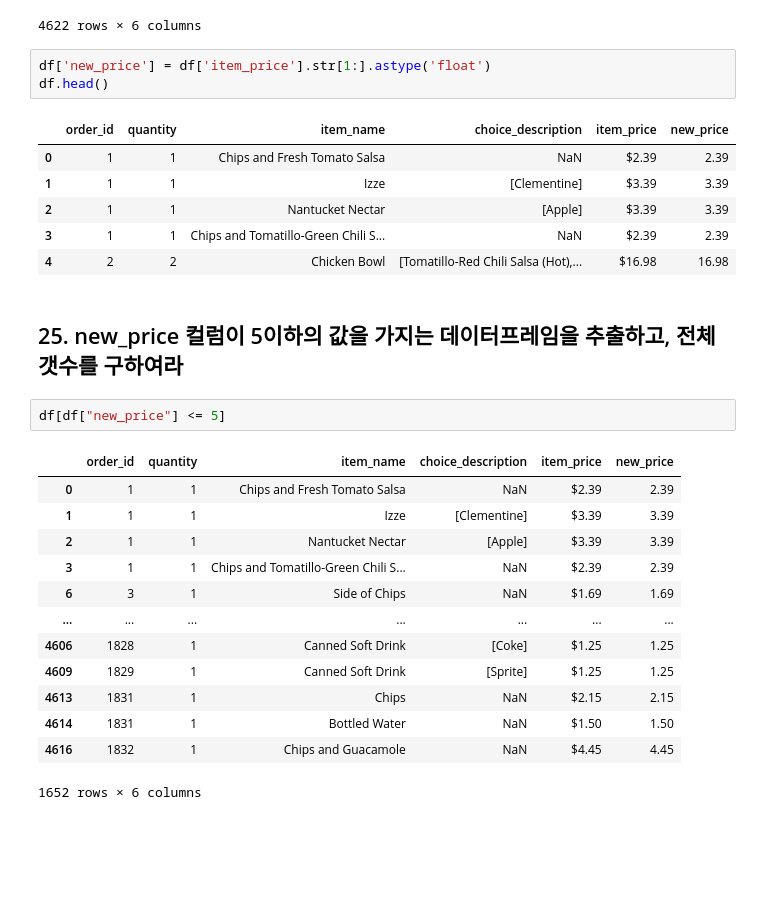
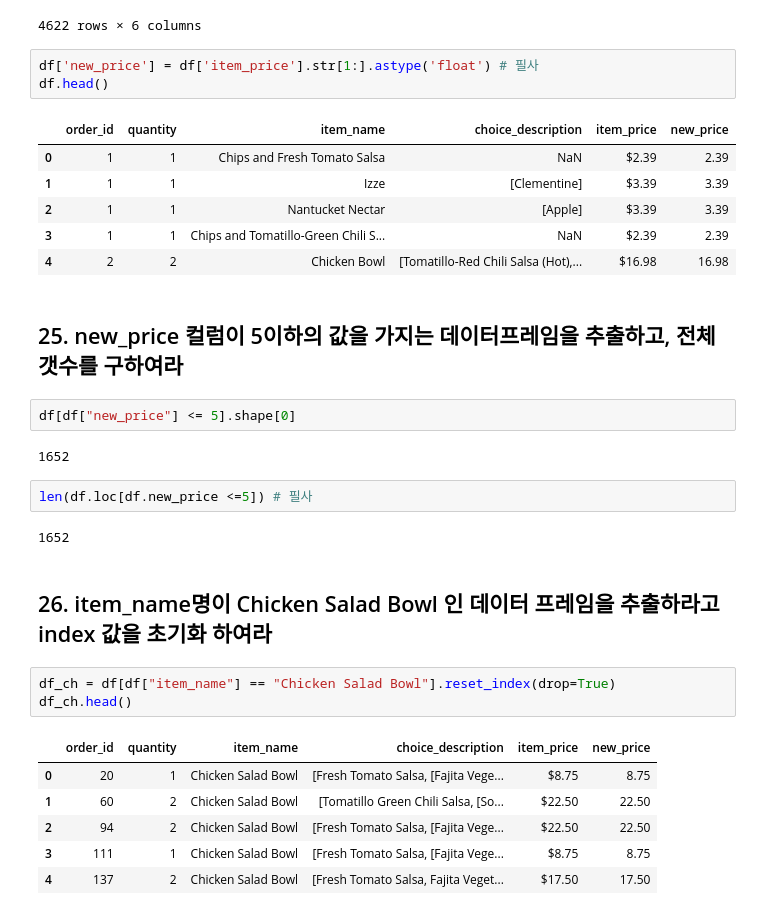
Before and after one commit to taegyeong0225/bigdata-analyst-exam-practice, a Jupyter notebook: 데이터 전처리 100문제.ipynb, the cells around one changed output. Saved outputs shown, nothing was run; the diff lists cells and outputs as text; blank space fills up the shorter version.

```diff
--- a/데이터 전처리 100문제.ipynb
+++ b/데이터 전처리 100문제.ipynb
@@ -293,7 +302,7 @@ df
 | 4621 | 1834 | 1 | Chicken Salad Bowl | [Fresh Tomato Salsa, [Fajita Vege... | $8.75 | 8.75 |
 4622 rows × 6 columns
 # %%
-df['new_price'] = df['item_price'].str[1:].astype('float')
+df['new_price'] = df['item_price'].str[1:].astype('float') # 필사
 df.head()
 # %% [output]
 |  | order_id | quantity | item_name | choice_description | item_price | new_price |
@@ -305,18 +314,22 @@ df.head()
 # %% [markdown]
 ## 25. new_price 컬럼이 5이하의 값을 가지는 데이터프레임을 추출하고, 전체 갯수를 구하여라
 # %%
-df[df["new_price"] <= 5]
+df[df["new_price"] <= 5].shape[0]
 # %% [output]
-|  | order_id | quantity | item_name | choice_description | item_price | new_price |
-| 0 | 1 | 1 | Chips and Fresh Tomato Salsa | NaN | $2.39 | 2.39 |
-| 1 | 1 | 1 | Izze | [Clementine] | $3.39 | 3.39 |
-| 2 | 1 | 1 | Nantucket Nectar | [Apple] | $3.39 | 3.39 |
-| 3 | 1 | 1 | Chips and Tomatillo-Green Chili S... | NaN | $2.39 | 2.39 |
-| 6 | 3 | 1 | Side of Chips | NaN | $1.69 | 1.69 |
-| ... | ... | ... | ... | ... | ... | ... |
-| 4606 | 1828 | 1 | Canned Soft Drink | [Coke] | $1.25 | 1.25 |
-| 4609 | 1829 | 1 | Canned Soft Drink | [Sprite] | $1.25 | 1.25 |
-| 4613 | 1831 | 1 | Chips | NaN | $2.15 | 2.15 |
-| 4614 | 1831 | 1 | Bottled Water | NaN | $1.50 | 1.50 |
-| 4616 | 1832 | 1 | Chips and Guacamole | NaN | $4.45 | 4.45 |
-1652 rows × 6 columns
+1652
+# %%
+len(df.loc[df.new_price <=5]) # 필사
+# %% [output]
+1652
+# %% [markdown]
+## 26. item_name명이 Chicken Salad Bowl 인 데이터 프레임을 추출하라고 index 값을 초기화 하여라
+# %%
+df_ch = df[df["item_name"] == "Chicken Salad Bowl"].reset_index(drop=True)
+df_ch.head()
+# %% [output]
+|  | order_id | quantity | item_name | choice_description | item_price | new_price |
+| 0 | 20 | 1 | Chicken Salad Bowl | [Fresh Tomato Salsa, [Fajita Vege... | $8.75 | 8.75 |
+| 1 | 60 | 2 | Chicken Salad Bowl | [Tomatillo Green Chili Salsa, [So... | $22.50 | 22.50 |
+| 2 | 94 | 2 | Chicken Salad Bowl | [Fresh Tomato Salsa, [Fajita Vege... | $22.50 | 22.50 |
+| 3 | 111 | 1 | Chicken Salad Bowl | [Fresh Tomato Salsa, [Fajita Vege... | $8.75 | 8.75 |
+| 4 | 137 | 2 | Chicken Salad Bowl | [Fresh Tomato Salsa, Fajita Veget... | $17.50 | 17.50 |
```
Also changed, not shown: parts of 47 cells of this notebook.
